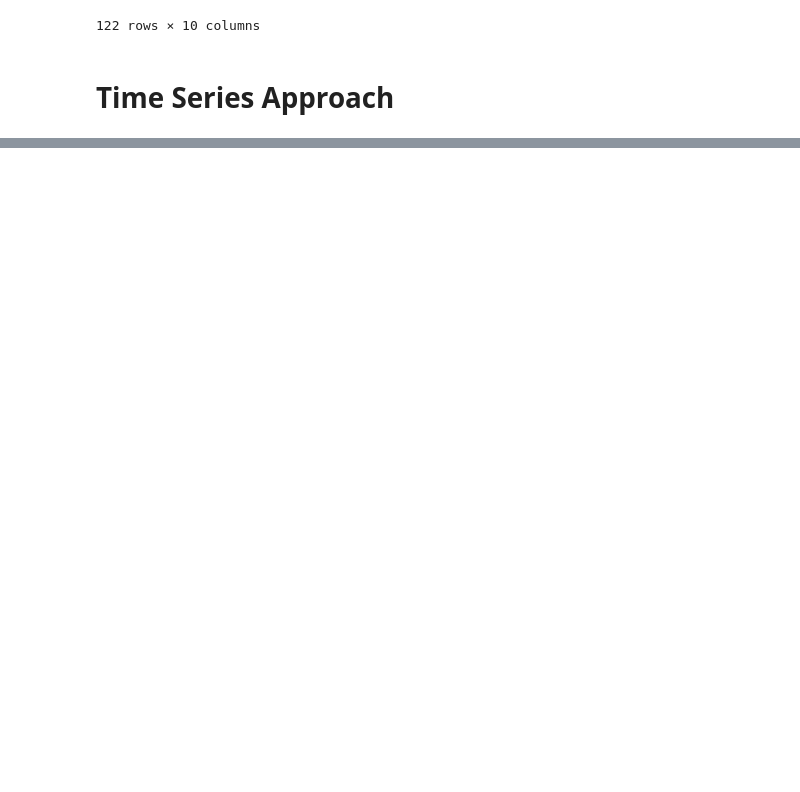
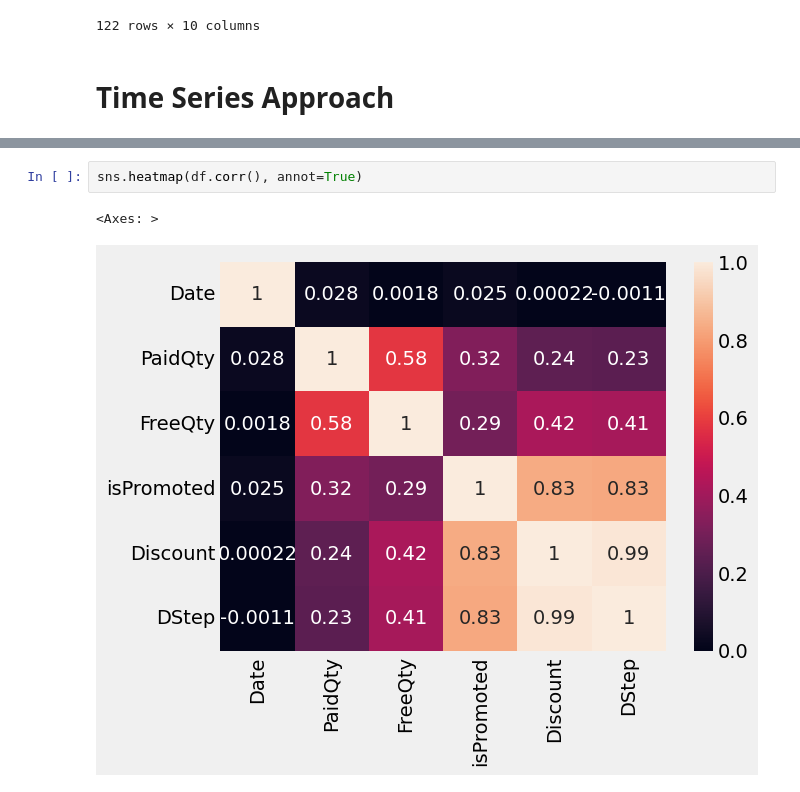
Before and after one commit to ayigitdogan/PharmaProject, a Jupyter notebook: model.ipynb, the cells around one changed output, grey strips where cells are left out. Drawn from its saved outputs; the diff is of its cells as text; blank space fills up the shorter version.

```diff
--- a/model.ipynb
+++ b/model.ipynb
@@ -258,0 +289,5 @@ test
+# %%
+sns.heatmap(df.corr(), annot=True)
+# %% [output]
+<Axes: >
+[figure, added]
```
Also changed, not shown: parts of 16 cells of this notebook, 2 other files.
